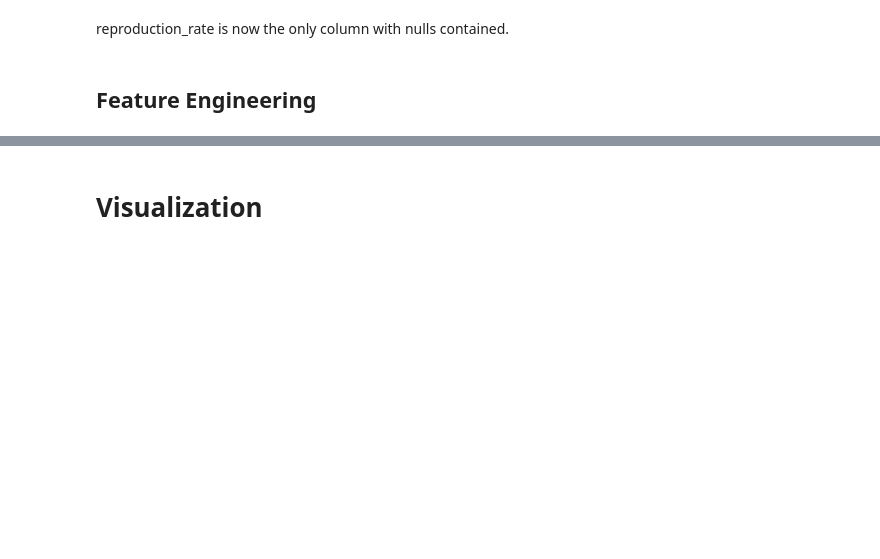
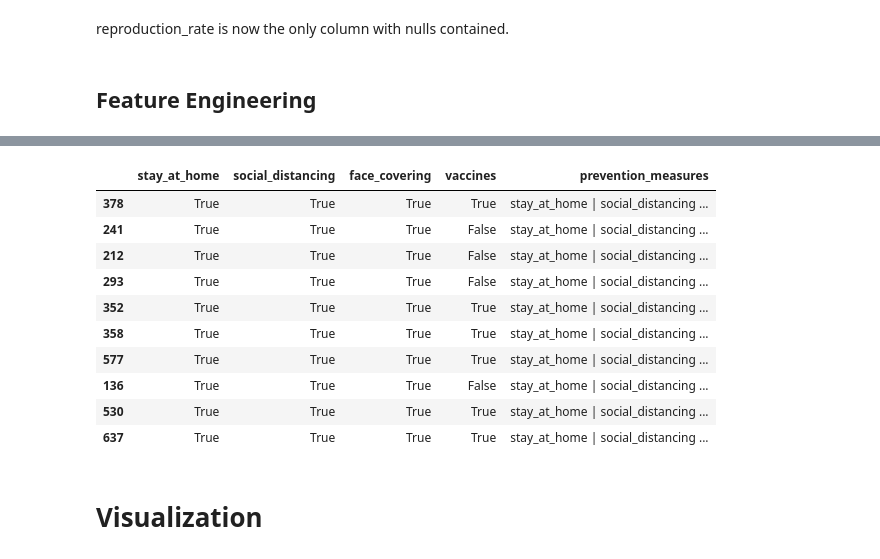
Before and after one commit to simrankota/comp4447_finalproject, a Jupyter notebook: final_project.ipynb, the cells around one changed output, grey strips where cells are left out. Cells and saved outputs as stored; diff of their text form; code cells hidden in the pictures; blank space fills up the shorter version.

```diff
--- a/final_project.ipynb
+++ b/final_project.ipynb
@@ -136,0 +187,5 @@ Since we are interested in looking at the changes in trends given the implementa
+# %%
+us_data['stay_at_home'] = us_data['date'] > '2020-03-04'
+us_data['social_distancing'] = us_data['date'] > '2020-03-16'
+us_data['face_covering'] = us_data['date'] > '2020-04-04'
+us_data['vaccines'] = us_data['date'] > '2020-12-11'
@@ -137,2 +202,26 @@ Since we are interested in looking at the changes in trends given the implementa
+# %%
+def determine_measures(row):
+    measures = ''
+    for col in ['stay_at_home', 'social_distancing', 'face_covering', 'vaccines']:
+        if row[col]:
+            measures = measures + col + " | "
+
+    return measures[:-3]
+# %%
+us_data['prevention_measures'] = us_data.apply(determine_measures, axis=1)
+# %%
+us_data[['stay_at_home', 'social_distancing', 'face_covering', 'vaccines', 'prevention_measures']].sample(10)
+# %% [output]
+|  | stay_at_home | social_distancing | face_covering | vaccines | prevention_measures |
+| 378 | True | True | True | True | stay_at_home | social_distancing ... |
+| 241 | True | True | True | False | stay_at_home | social_distancing ... |
+| 212 | True | True | True | False | stay_at_home | social_distancing ... |
+| 293 | True | True | True | False | stay_at_home | social_distancing ... |
+| 352 | True | True | True | True | stay_at_home | social_distancing ... |
+| 358 | True | True | True | True | stay_at_home | social_distancing ... |
+| 577 | True | True | True | True | stay_at_home | social_distancing ... |
+| 136 | True | True | True | False | stay_at_home | social_distancing ... |
+| 530 | True | True | True | True | stay_at_home | social_distancing ... |
+| 637 | True | True | True | True | stay_at_home | social_distancing ... |
 # %% [markdown]
 # Visualization
```
Also changed, not shown: parts of 12 cells of this notebook.
